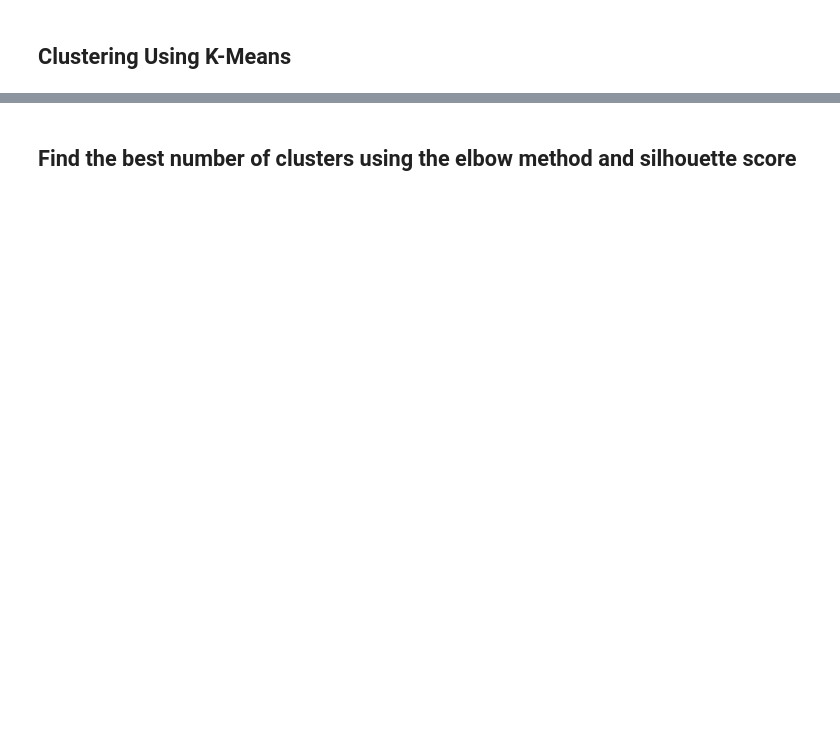
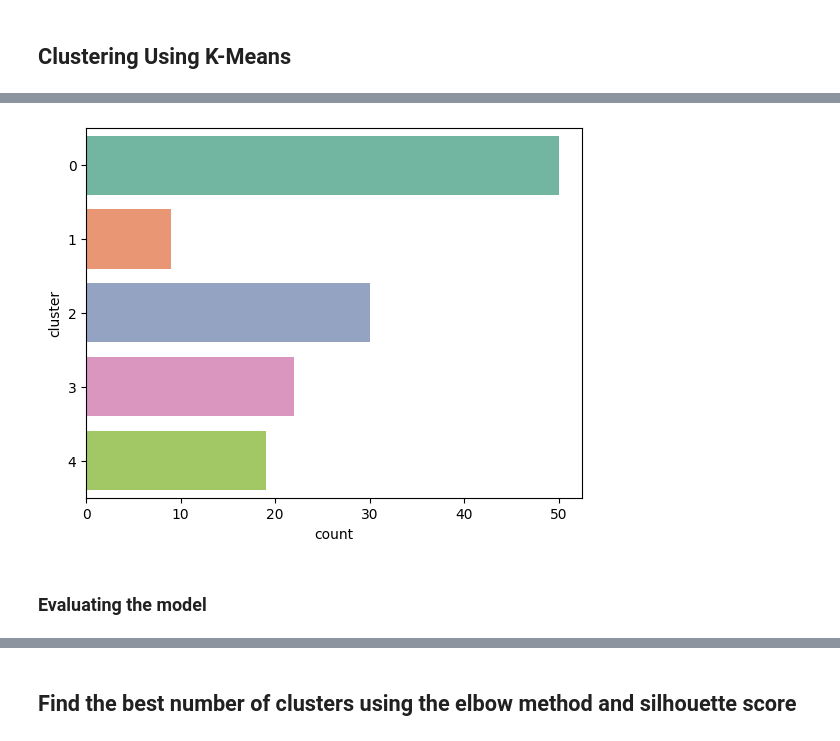
Before and after one commit to safarzadeh-reza/ENGO645-Assignments, a Jupyter notebook: source/notebooks/L5/Clustering_Geospatial_Data.ipynb, the cells around one changed output, grey strips where cells are left out. Drawn from its saved outputs; the diff is of its cells as text; code cells hidden in the pictures; blank space fills up the shorter version.

```diff
--- a/source/notebooks/L5/Clustering_Geospatial_Data.ipynb
+++ b/source/notebooks/L5/Clustering_Geospatial_Data.ipynb
@@ -124,0 +155,11 @@ map_
+# %%
+# We can also see how the clusters are distributed by plotting the number of stores per cluster
+fig, ax = plt.subplots()
+sns.countplot(y="cluster_label", data=dtf, palette=colors)
+ax.set_xlabel("count")
+ax.set_ylabel("cluster")
+plt.show()
+# %% [output]
+[figure, added]
+# %% [markdown]
+### Evaluating the model
```
Also changed, not shown: parts of 15 cells of this notebook.
